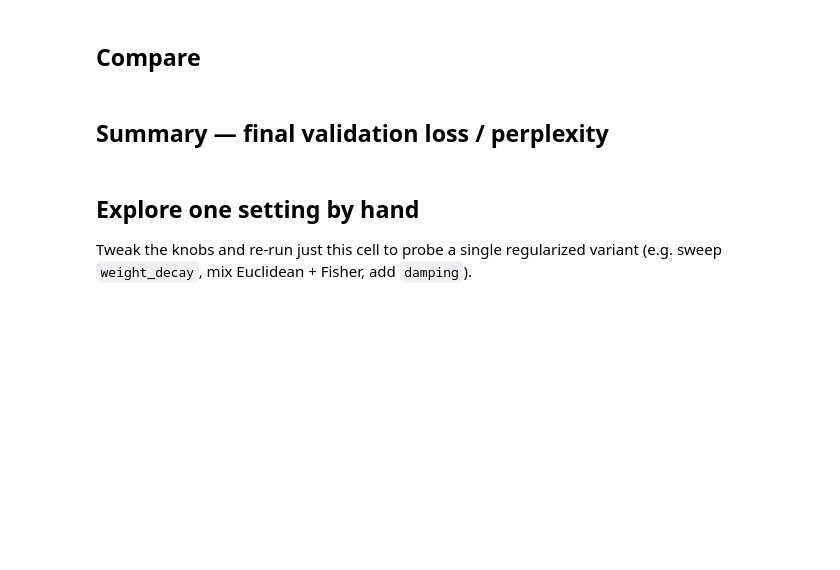
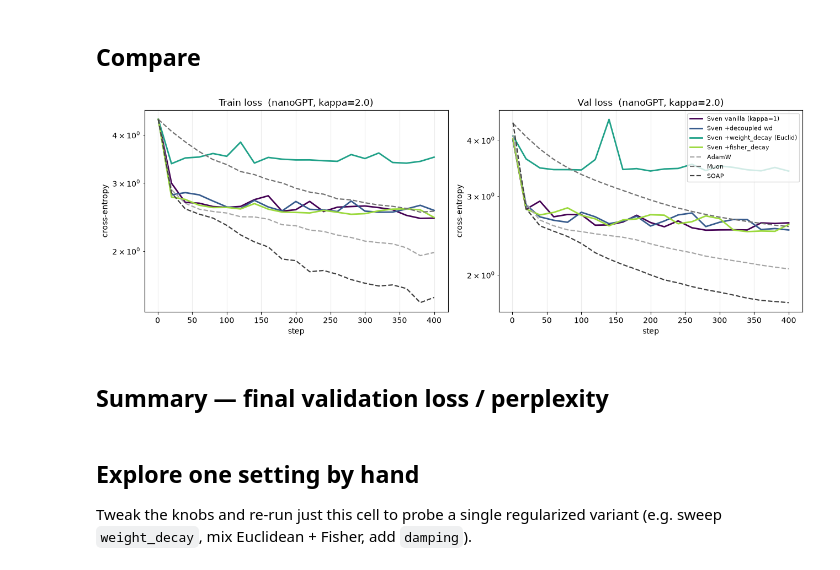
Before and after one commit to sambt/sven-experiments, a Jupyter notebook: testing_notebooks/sven_reg_nanogpt.ipynb, the cells around one changed output. Drawn from its saved outputs; the diff is of its cells as text; code cells hidden in the pictures; blank space fills up the shorter version.

```diff
--- a/testing_notebooks/sven_reg_nanogpt.ipynb
+++ b/testing_notebooks/sven_reg_nanogpt.ipynb
@@ -207,19 +223,22 @@ for name, lr in BASELINE_LRS.items():
 # %%
 sven_names = list(SVEN_VARIANTS.keys())
 base_names = list(BASELINE_LRS.keys())
 cmap = plt.cm.viridis(np.linspace(0, 0.85, len(sven_names)))
 gray = plt.cm.Greys(np.linspace(0.45, 0.8, len(base_names)))
 
 fig, axes = plt.subplots(1, 2, figsize=(13, 4.6))
 for ax, key, title in zip(axes, ['train', 'val'], ['Train loss', 'Val loss']):
     for c, n in zip(cmap, sven_names):
         ax.plot(histories[n]['step'], histories[n][key], color=c, lw=2, label=n)
     for c, n in zip(gray, base_names):
         ax.plot(histories[n]['step'], histories[n][key], color=c, lw=1.6, ls='--', label=n)
     ax.set_title(f'{title}  (nanoGPT, kappa={KAPPA})'); ax.set_xlabel('step')
     ax.set_ylabel('cross-entropy'); ax.grid(alpha=0.25)
+    ax.set_yscale('log')
 axes[1].legend(fontsize=8, loc='upper right')
 plt.tight_layout(); plt.show()
+# %% [output]
+[figure, added]
 # %% [markdown]
 ## Summary — final validation loss / perplexity
 # %%
```
Also changed, not shown: parts of 5 cells of this notebook.
